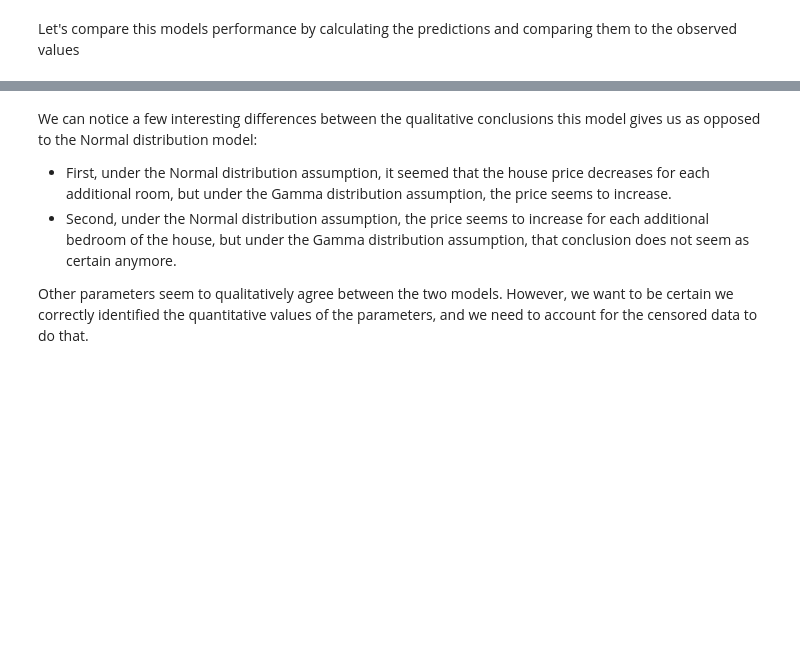
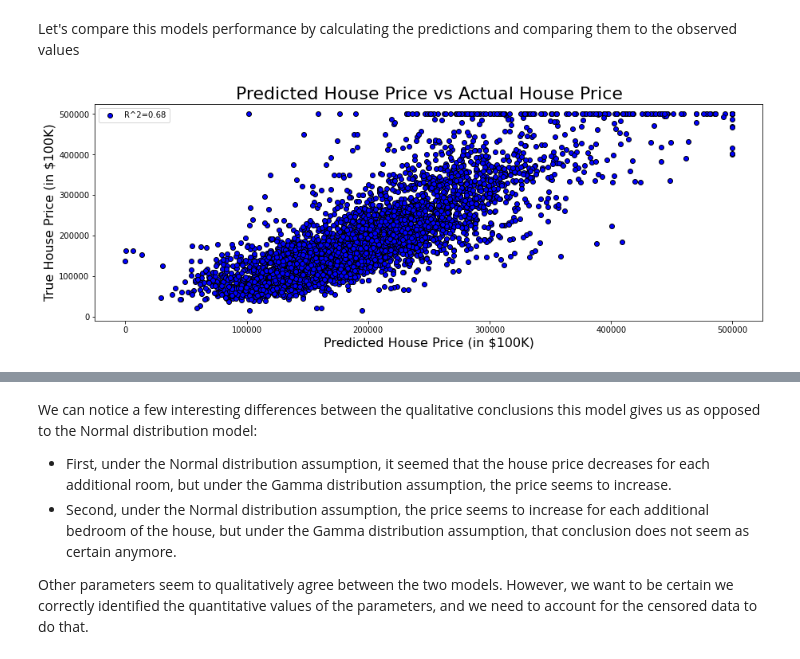
Before and after one commit to bshabashFD/Project-Chronos, a Jupyter notebook: Pyro Tutorial Linear Regression/Pyro Linear Regression.ipynb, the cells around one changed output, grey strips where cells are left out. Cells and saved outputs as stored; diff of their text form; code cells hidden in the pictures; blank space fills up the shorter version.

```diff
--- a/Pyro Tutorial Linear Regression/Pyro Linear Regression.ipynb
+++ b/Pyro Tutorial Linear Regression/Pyro Linear Regression.ipynb
@@ -444,23 +463,6 @@ $$y = max(y)\big( \beta'_0 - \sum_{i=1}^n\beta'_i\frac{\mu_i}{\sigma_i} \big) +
 We can create a function to perform the processing of the coefficients from the scaled data to the unscaled data
 # %%
 def create_beta_df(beta_df, x_scaler, feature_names):
-
-    beta_df['beta_coefficients'] = beta_df['beta_coefficients'].apply(lambda x: [i.detach().numpy() for i in x])
-
-
-    df_columns = [f'beta_{i}' for i in feature_names]
-    coefficient_df = pd.DataFrame(beta_df['beta_coefficients'].tolist(),
-                                  index=beta_df['beta_coefficients'].index, columns=df_columns)
-    beta_df = pd.concat([beta_df, coefficient_df], axis=1).drop('beta_coefficients', axis=1)
-
-
-
-    extra_col_name = beta_df.columns[1]
-    extra_col_values = beta_df[extra_col_name]
-    beta_df.drop(extra_col_name, axis=1, inplace=True)
-    beta_df[extra_col_name] = extra_col_values
-    beta_df
-
 
     i = 0
     for col in beta_df:
@@ -556,21 +568,30 @@ $$y = e^{\big(ln(max(y)) + \beta'_0 - \sum_{i=1}^n\beta'_i\frac{\mu_i}{\sigma_i}
 # %%
 def model_gamma(X, y, column_names):
 
+    min_value = torch.finfo(X.dtype).eps
+    max_value = torch.finfo(X.dtype).max
+
     # We still need to calculate our linear combination
-    linear_combination = pyro.sample(f"beta_intercept", dist.Normal(0.0, 1.0))
+
+    intercept_prior = dist.Normal(0.0, 1.0)
+    linear_combination = pyro.sample(f"beta_intercept", intercept_prior)
 
 
-    betas = pyro.sample(f"beta_coefficients", dist.Normal(0.0, 1.0).expand([X.shape[1]]).to_event(1)).double()
-    linear_combination = linear_combination + torch.matmul(X, betas)
+    # Also define coefficient priors
+    for i in range(X.shape[1]):
+        coefficient_prior = dist.Normal(0.0, 1.0)
+        beta_coef = pyro.sample(f"beta_{column_names[i]}", coefficient_prior)
+        linear_combination = linear_combination + (X[:, i] * beta_coef)
+
 
     # But now our mean will be e^{linear combination}
-    mean = torch.exp(linear_combination)
+    mean = torch.exp(linear_combination).clamp(min=min_value, max=max_value)
 
     # We will also define a rate parameter
-    rate = pyro.sample("rate", dist.HalfCauchy(scale=10.0))
+    rate = pyro.sample("rate", dist.HalfCauchy(scale=10.0)).clamp(min=min_value)
 
     # Since mean = shape/rate, then the shape = mean * rate
-    shape = mean * rate
+    shape = (mean * rate).clamp(min=min_value, max=max_value)
 
 
 
@@ -595,14 +616,12 @@ from sklearn.preprocessing import StandardScaler
 my_x_scaler = StandardScaler()
 
 X_train_scaled = my_x_scaler.fit_transform(X_train)
-X_test_scaled = my_x_scaler.transform(X_test)
 
 y_max = y_train.max()
 y_train_scaled = y_train/y_max
-y_test_scaled = y_test/y_max
 
-X_train_torch = torch.tensor(X_train_scaled, dtype=torch.float64)
-y_train_torch = torch.tensor(y_train_scaled, dtype=torch.float64)
+X_train_torch = torch.tensor(X_train_scaled)
+y_train_torch = torch.tensor(y_train_scaled)
 
 
 pyro.clear_param_store()
@@ -647,11 +685,14 @@ y_pred= np.where(y_pred > max_threshold, max_threshold, y_pred)
 # %%
 plt.figure(figsize=(15, 5))
 plt.scatter(y_pred, y_test, c="blue", edgecolor="black", label=f'R^2={round(r2_score(y_test, y_pred), 2)}')
 plt.title("Predicted House Price vs Actual House Price", size=22)
 plt.xlabel("Predicted House Price (in $100K)", size=16)
 plt.ylabel("True House Price (in $100K)", size=16)
+plt.ticklabel_format(style='plain')
 plt.legend()
 plt.show()
+# %% [output]
+[figure, added]
 # %%
 super_results.loc['R^2 censored', 'MCMC gamma'] = r2_score(y_test, y_pred)
 print(r2_score(y_test, y_pred))
```
Also changed, not shown: parts of 80 cells of this notebook, 1 other file.
